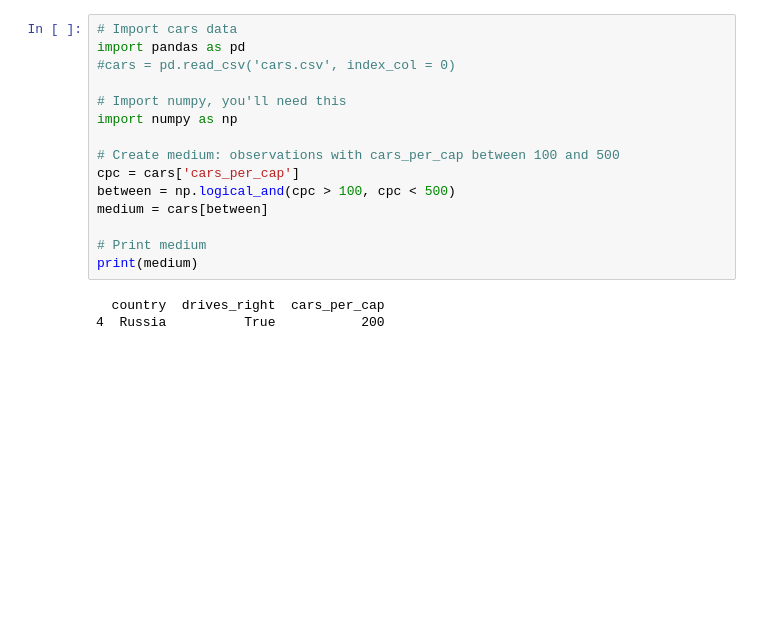
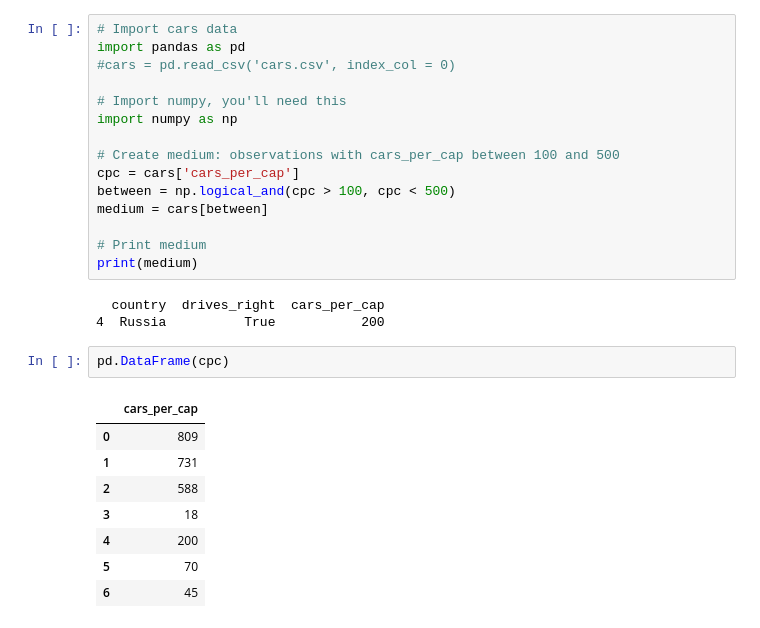
Before and after one commit to Abito21/LatihanBareng, a Jupyter notebook: 2-Intermediate-1-Python.ipynb, the cells around one changed output. Saved outputs shown, nothing was run; the diff lists cells and outputs as text; blank space fills up the shorter version.

Commit message:
[Cpc] #1 Frame data

```diff
--- a/2-Intermediate-1-Python.ipynb
+++ b/2-Intermediate-1-Python.ipynb
@@ -1012,3 +1019,14 @@ print(medium)
 # %% [output]
   country  drives_right  cars_per_cap
 4  Russia          True           200
+# %%
+pd.DataFrame(cpc)
+# %% [output]
+|  | cars_per_cap |
+| 0 | 809 |
+| 1 | 731 |
+| 2 | 588 |
+| 3 | 18 |
+| 4 | 200 |
+| 5 | 70 |
+| 6 | 45 |
```
Also changed, not shown: parts of 4 cells of this notebook.
